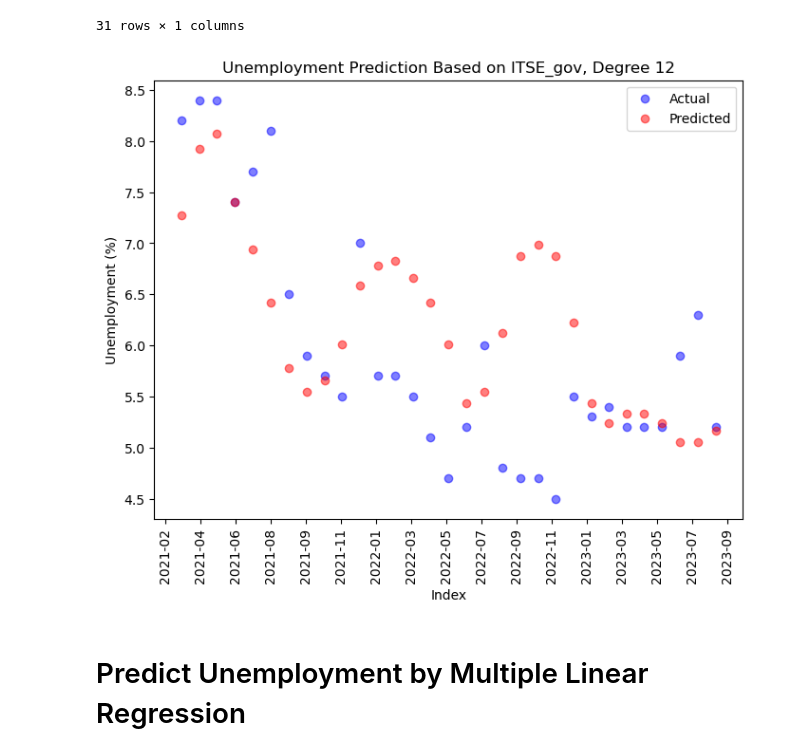
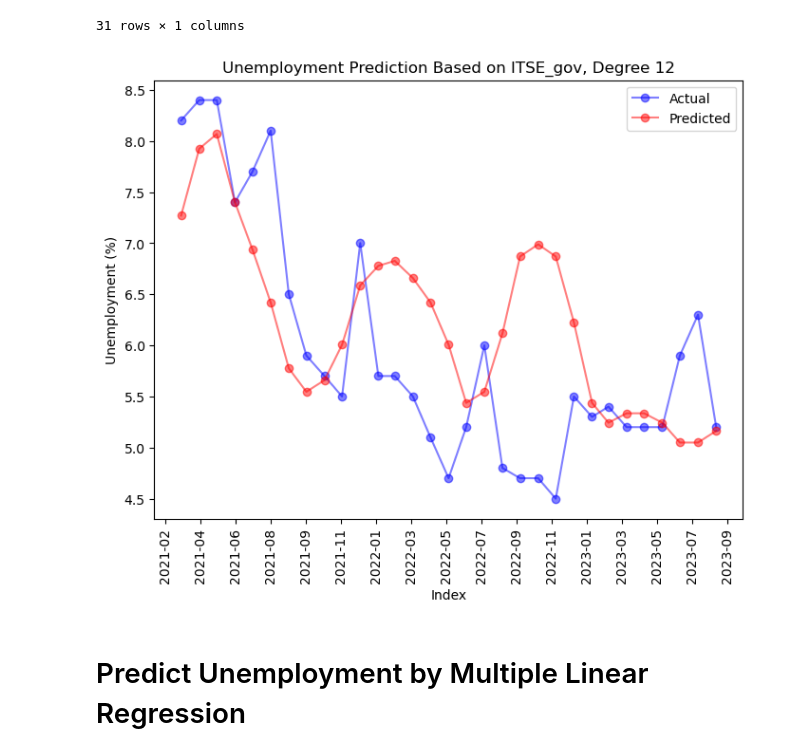
Before and after one commit to gso5699/Predicting-Unemployment-MSCI446-Project-, a Jupyter notebook: Regression_models.ipynb, the cells around one changed output. Drawn from its saved outputs; the diff is of its cells as text; code cells hidden in the pictures.

```diff
--- a/Regression_models.ipynb
+++ b/Regression_models.ipynb
@@ -246,22 +246,22 @@ pred_based_on_ITSE_gov
 # %%
 # Plot actual vs predicted values
 plt.figure(figsize=(8, 6))
-plt.scatter(y_test.index, y_test, color='blue', label='Actual', alpha=0.5)
-plt.scatter(pred_based_on_ITSE_gov.index, pred_based_on_ITSE_gov, color='red', label='Predicted', alpha=0.5)
+plt.plot(y_test.index, y_test, color='blue', label='Actual', alpha=0.5, marker='o')
+plt.plot(pred_based_on_ITSE_gov.index, pred_based_on_ITSE_gov, color='red', label='Predicted', alpha=0.5, marker='o')
 plt.xlabel('Index')
 plt.ylabel('Unemployment (%)')
 plt.title(f"Unemployment Prediction Based on ITSE_gov, Degree {min_mse_degree}")
 plt.legend()
 plt.gca().xaxis.set_major_formatter(mdates.DateFormatter('%Y-%m'))
 
 plt.gca().xaxis.set_major_locator(MaxNLocator(nbins=20))  # Adjust the number of bins as needed
 
 plt.xticks(rotation=90)
 
 
 plt.show()
 # %% [output]
-[figure, old version]
+[figure, new version]
 # %% [markdown]
 # Predict Unemployment by Multiple Linear Regression
 # %%
```
Also changed, not shown: parts of 15 cells of this notebook.
